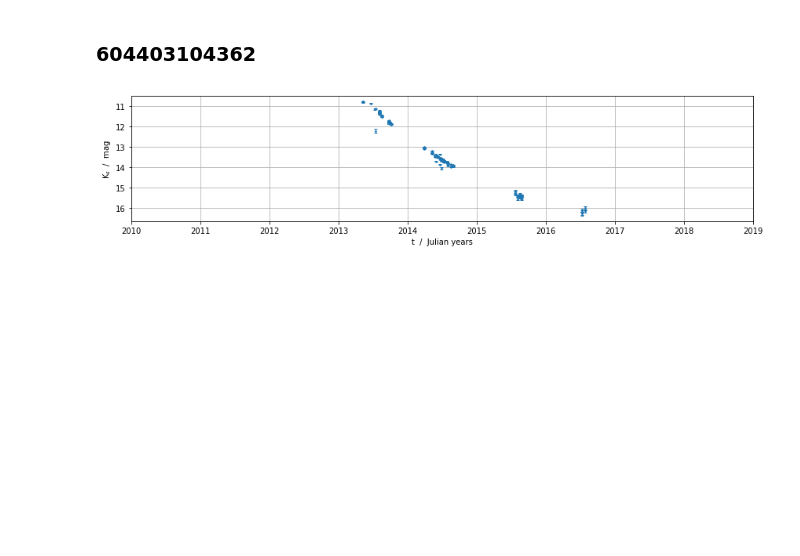
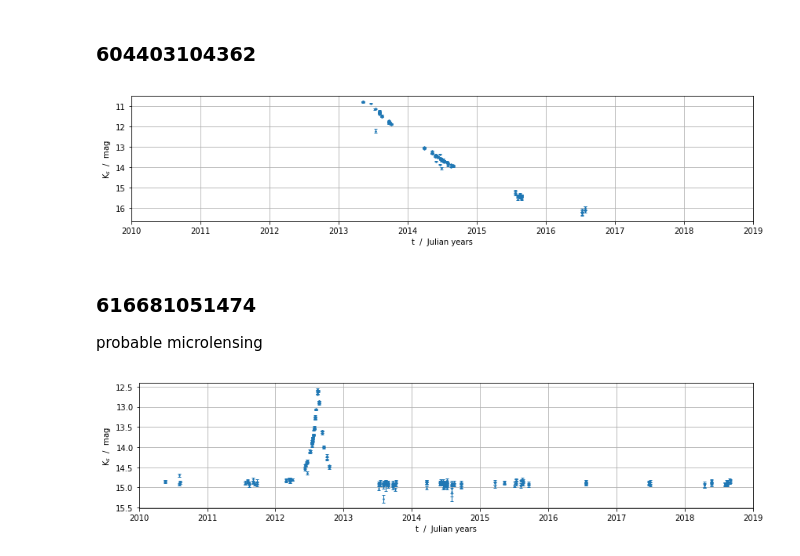
Before and after one commit to lsmithast/virac2_validation, a Jupyter notebook: variable_oddities.ipynb, the cells around one changed output. Drawn from its saved outputs; the diff is of its cells as text; code cells hidden in the pictures; blank space fills up the shorter version.

Commit message:
microlensing candidate

```diff
--- a/variable_oddities.ipynb
+++ b/variable_oddities.ipynb
@@ -38,3 +38,10 @@ plot_lc(558322030688)
 plot_lc(604403104362)
 # %% [output]
 [figure]
+# %% [markdown]
+### 616681051474
+probable microlensing
+# %%
+plot_lc(616681051474)
+# %% [output]
+[figure, added]
```
Also changed, not shown: parts of 1 cell of this notebook.
